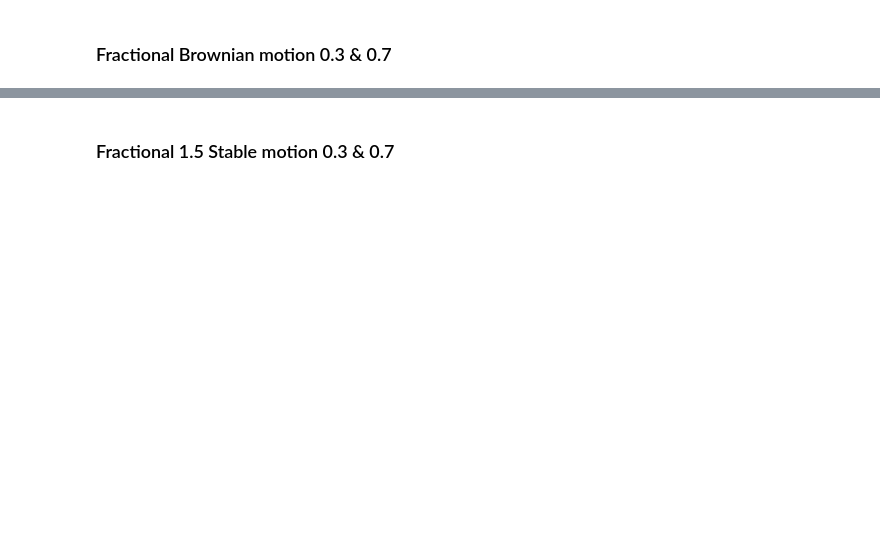
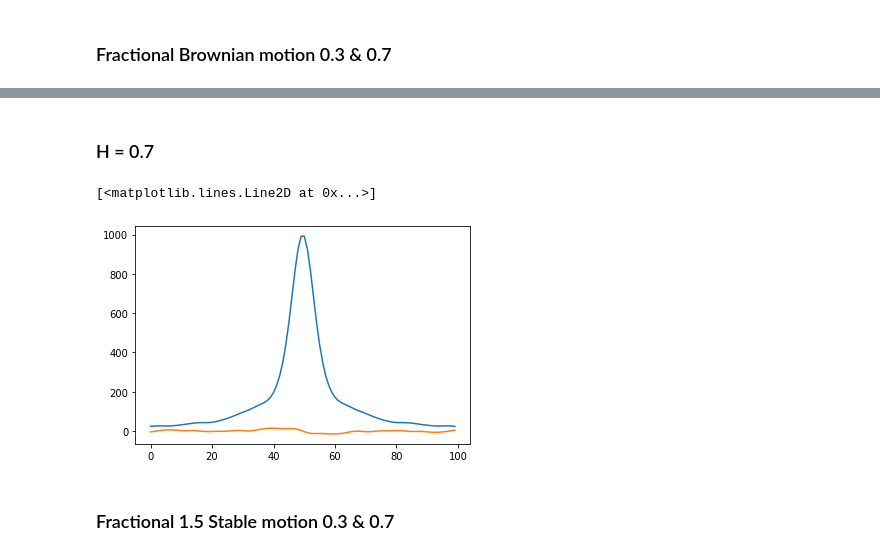
Before and after one commit to chwilko/CSoS, a Jupyter notebook: Python3/Task_list_3/Task_1.ipynb, the cells around one changed output, grey strips where cells are left out. Drawn from its saved outputs; the diff is of its cells as text; code cells hidden in the pictures; blank space fills up the shorter version.

```diff
--- a/Python3/Task_list_3/Task_1.ipynb
+++ b/Python3/Task_list_3/Task_1.ipynb
@@ -314,2 +324,12 @@ plt.plot(phi[1])
+# %% [markdown]
+### H = 0.7
+# %%
+phi_FBS_07 = characteristic_proces_r_i(t_char, FBS_07)
+
+plt.plot(phi_FBS_07[0])
+plt.plot(phi_FBS_07[1])
+# %% [output]
+[<matplotlib.lines.Line2D at 0x...>]
+[figure, added]
 # %% [markdown]
 ### Fractional 1.5 Stable motion 0.3 & 0.7
```
Also changed, not shown: parts of 19 cells of this notebook.
